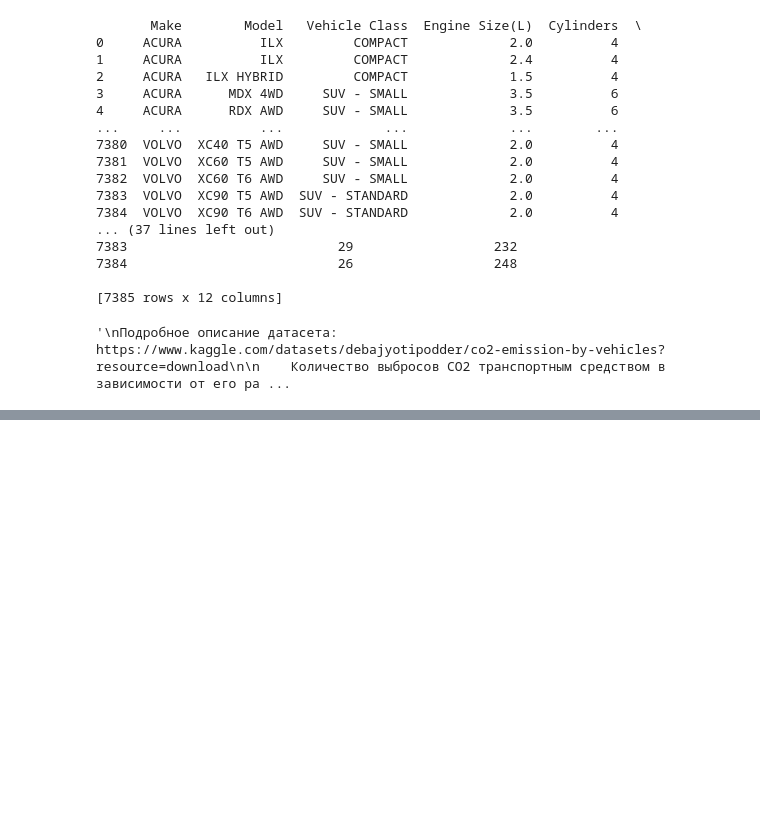
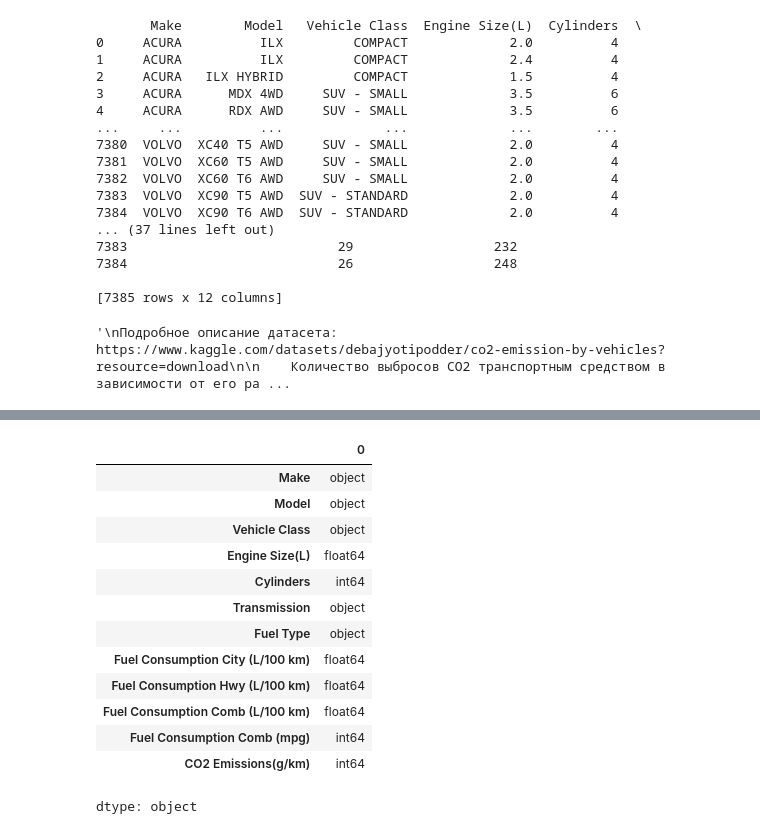
Before and after one commit to WanyaKruk/DZ-5, a Jupyter notebook: DZ_5.ipynb, the cells around one changed output, grey strips where cells are left out. Saved outputs shown, nothing was run; the diff lists cells and outputs as text; code cells hidden in the pictures; blank space fills up the shorter version.

```diff
--- a/DZ_5.ipynb
+++ b/DZ_5.ipynb
@@ -80,0 +107,17 @@ N = Природный газ
+# %%
+data.dtypes    # Посмотрим на типы данных вдатасете
+# %% [output]
+|  | 0 |
+| Make | object |
+| Model | object |
+| Vehicle Class | object |
+| Engine Size(L) | float64 |
+| Cylinders | int64 |
+| Transmission | object |
+| Fuel Type | object |
+| Fuel Consumption City (L/100 km) | float64 |
+| Fuel Consumption Hwy (L/100 km) | float64 |
+| Fuel Consumption Comb (L/100 km) | float64 |
+| Fuel Consumption Comb (mpg) | int64 |
+| CO2 Emissions(g/km) | int64 |
+dtype: object
```
Also changed, not shown: parts of 6 cells of this notebook.
